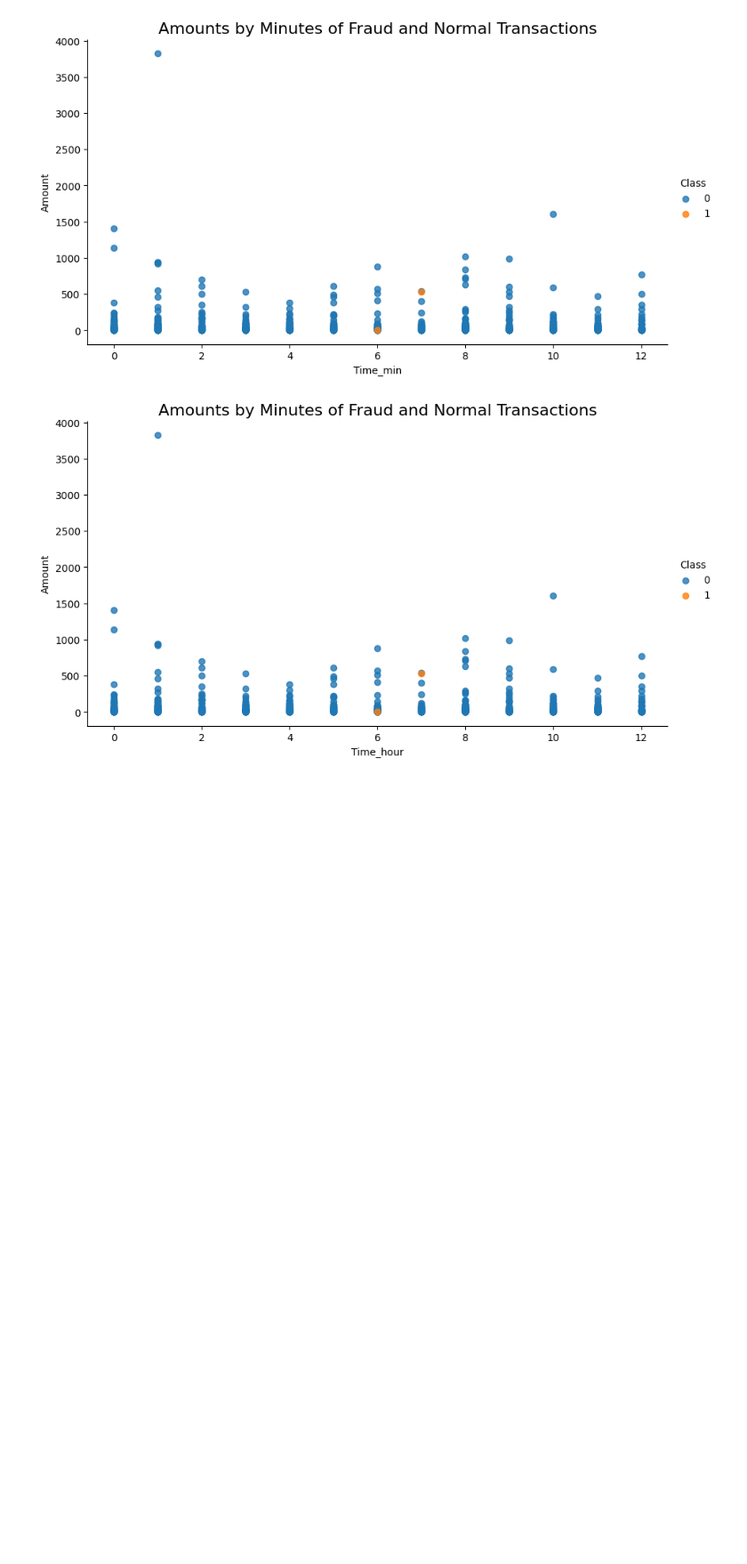
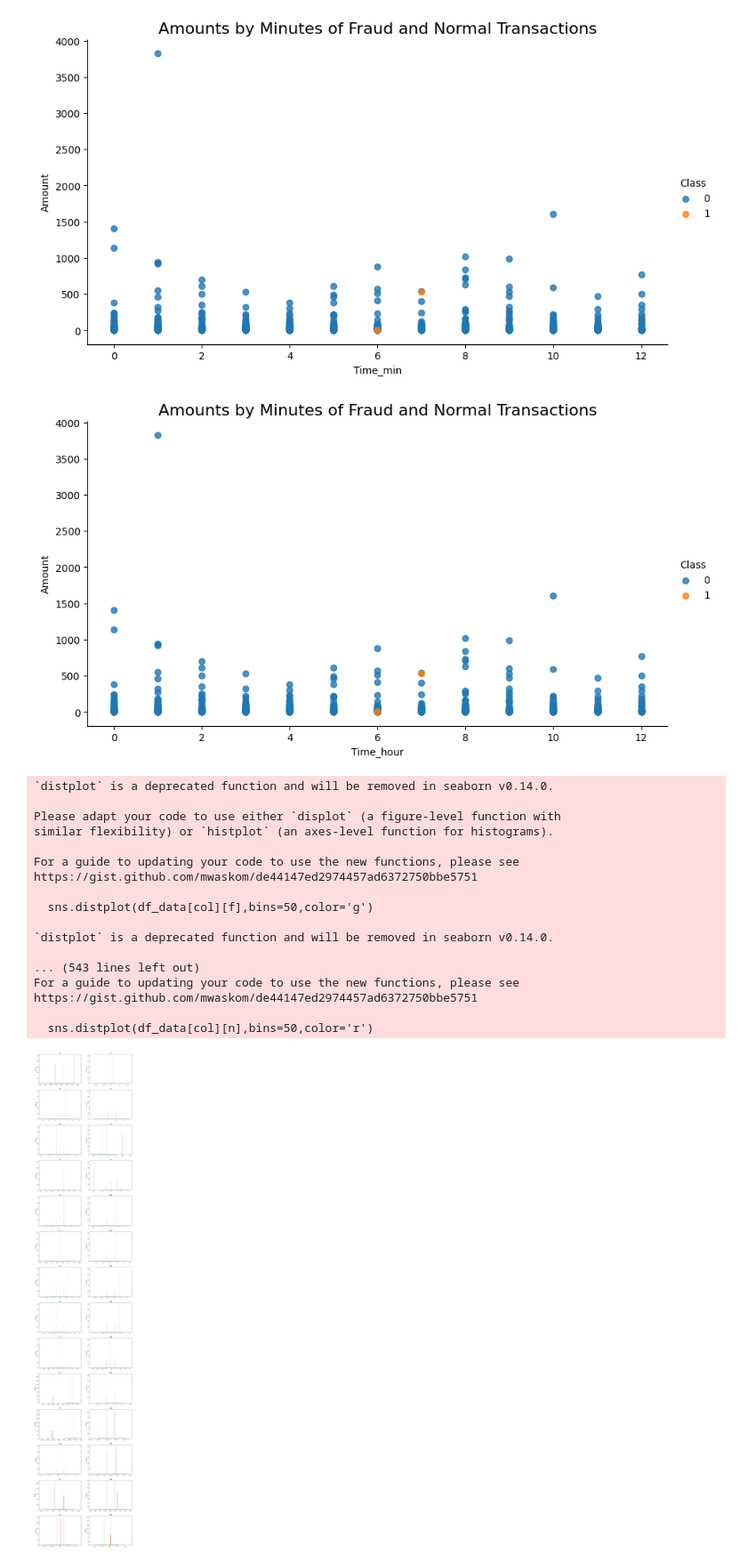
Before and after one commit to gsaiganesh283/Credit_Card_Fraud_Detection, a Jupyter notebook: Credit_Card_Fraud_Detection.ipynb, the cells around one changed output. Shown at 89% size. Saved outputs shown, nothing was run; the diff lists cells and outputs as text; code cells hidden in the pictures; blank space fills up the shorter version.

```diff
--- a/Credit_Card_Fraud_Detection.ipynb
+++ b/Credit_Card_Fraud_Detection.ipynb
@@ -243,3 +243,41 @@ plt.title("Amounts by Minutes of Fraud and Normal Transactions",fontsize=16)
 plt.show()
 # %% [output]
 [figure]
+# %%
+# Looking the V's Features
+
+columns=df_data.iloc[:,1:29].columns
+
+f=df_data.Class==1
+n=df_data.Class==0
+
+g=gridspec.GridSpec(14,2)
+plt.figure(figsize=(15,20*4))
+
+for n,col in enumerate(df_data[columns]):
+    ax=plt.subplot(g[n])
+    sns.distplot(df_data[col][f],bins=50,color='g')
+    sns.distplot(df_data[col][n],bins=50,color='r')
+    ax.set_ylabel("Density")
+    ax.set_title(str(col))
+    ax.set_xlabel('')
+plt.show()
+# %% [output]
+`distplot` is a deprecated function and will be removed in seaborn v0.14.0.
+
+Please adapt your code to use either `displot` (a figure-level function with
+similar flexibility) or `histplot` (an axes-level function for histograms).
+
+For a guide to updating your code to use the new functions, please see
+https://gist.github.com/mwaskom/de44147ed2974457ad6372750bbe5751
+
+  sns.distplot(df_data[col][f],bins=50,color='g')
+
+`distplot` is a deprecated function and will be removed in seaborn v0.14.0.
+
+... (543 lines left out)
+For a guide to updating your code to use the new functions, please see
+https://gist.github.com/mwaskom/de44147ed2974457ad6372750bbe5751
+
+  sns.distplot(df_data[col][n],bins=50,color='r')
+[figure, added]
```
